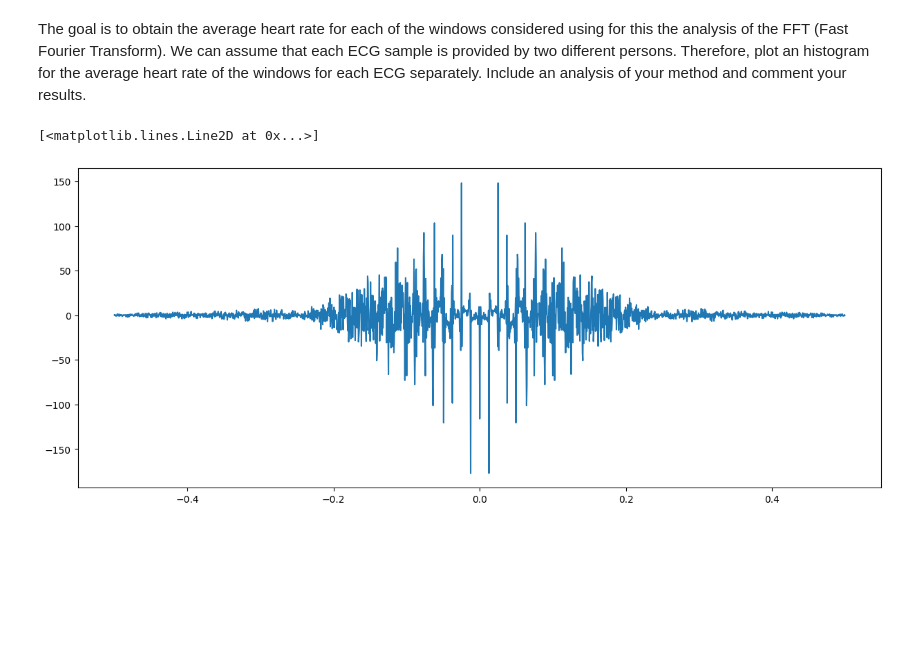
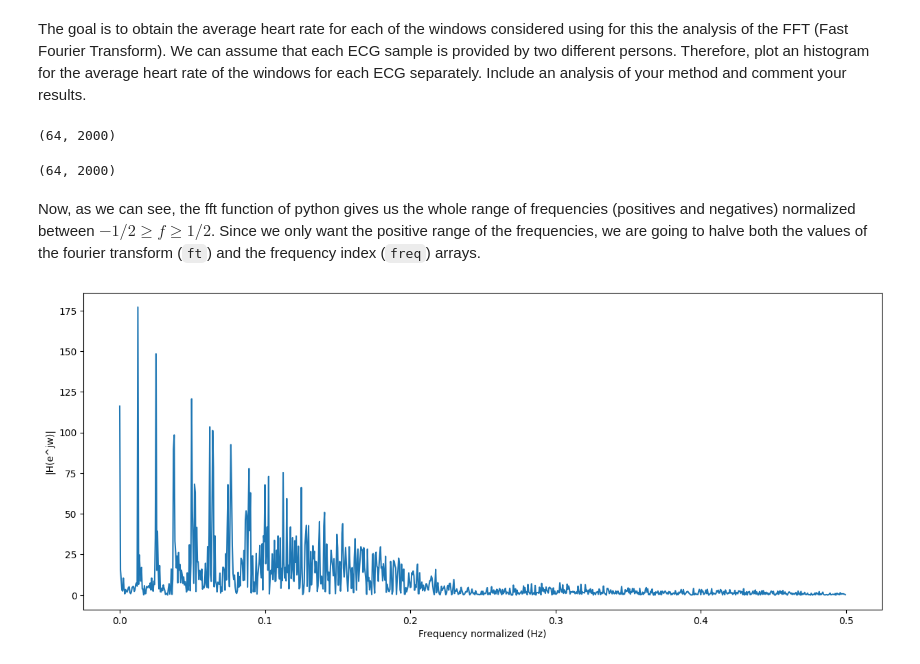
Before and after one commit to Javimh18/RESPT, a Jupyter notebook: Part-I/Lab3/lab3.ipynb, the cells around one changed output. Drawn from its saved outputs; the diff is of its cells as text; code cells hidden in the pictures; blank space fills up the shorter version.

```diff
--- a/Part-I/Lab3/lab3.ipynb
+++ b/Part-I/Lab3/lab3.ipynb
@@ -74,15 +90,41 @@ df_ex1
 The goal is to obtain the average heart rate for each of the windows considered using for this the analysis of the FFT (Fast Fourier Transform).
 We can assume that each ECG sample is provided by two different persons. Therefore, plot an histogram for the average heart rate of the windows for each ECG separately.
 Include an analysis of your method and comment your results.
-# %%
-ft = df_ex1['ecg_data'].apply(lambda x: fftshift(fft(x)))
-freq = df_ex1['ecg_data'].apply(lambda x: fftshift(fftfreq(x.shape[-1])))
-
-sample = np.array(ft)[0].real
-freq = np.array(freq)[0]
-
-plt.figure(figsize=(15, 6))
-plt.plot(freq, sample)
-# %% [output]
-[<matplotlib.lines.Line2D at 0x...>]
-[figure, removed]
+# %%
+ft = df_ex1['ecg_data'].apply(lambda x: fftshift(fft(x)))
+freq = df_ex1['ecg_data'].apply(lambda x: fftshift(fftfreq(x.shape[-1])))
+
+# stack squeezes the dimensions of each entry in the pandas series. If we
+# have an array of N entries, each of one with an array of M values, this
+# operation will squeeze it to a matrix of N*M
+np.stack(ft.values).shape
+# %% [output]
+(64, 2000)
+# %%
+# we remain with the positive frequencies
+halve_array = lambda x: x[int(len(x)/2):]
+
+# apply the FFT to each of the 2000 windows
+ft = np.stack(df_ex1['ecg_data'].apply(lambda x: fftshift(fft(x))).values)
+freq = np.stack(df_ex1['ecg_data'].apply(lambda x: fftshift(fftfreq(x.shape[-1]))).values)
+
+freq.shape
+# %% [output]
+(64, 2000)
+# %% [markdown]
+Now, as we can see, the fft function of python gives us the whole range of frequencies (positives and negatives) normalized between $-1/2 \geq f \geq 1/2$. Since we only want the positive range of the frequencies, we are going to halve both the values of the fourier transform (`ft`) and the frequency index (`freq`) arrays.
+# %%
+# we only get the positive frequencies
+ft_positive = np.apply_along_axis(halve_array, axis=1, arr=ft)
+freq_positive = np.apply_along_axis(halve_array, axis=1, arr=freq)
+
+ft_sample = abs(np.array(ft_positive)[0].real)
+freq = np.array(freq_positive)[0]
+
+plt.figure(figsize=(15, 6))
+plt.plot(freq, ft_sample)
+plt.xlabel('Frequency normalized (Hz)')
+plt.ylabel('|H(e^jw)|')
+plt.show()
+# %% [output]
+[figure, added]
```
Also changed, not shown: parts of 34 cells of this notebook.
